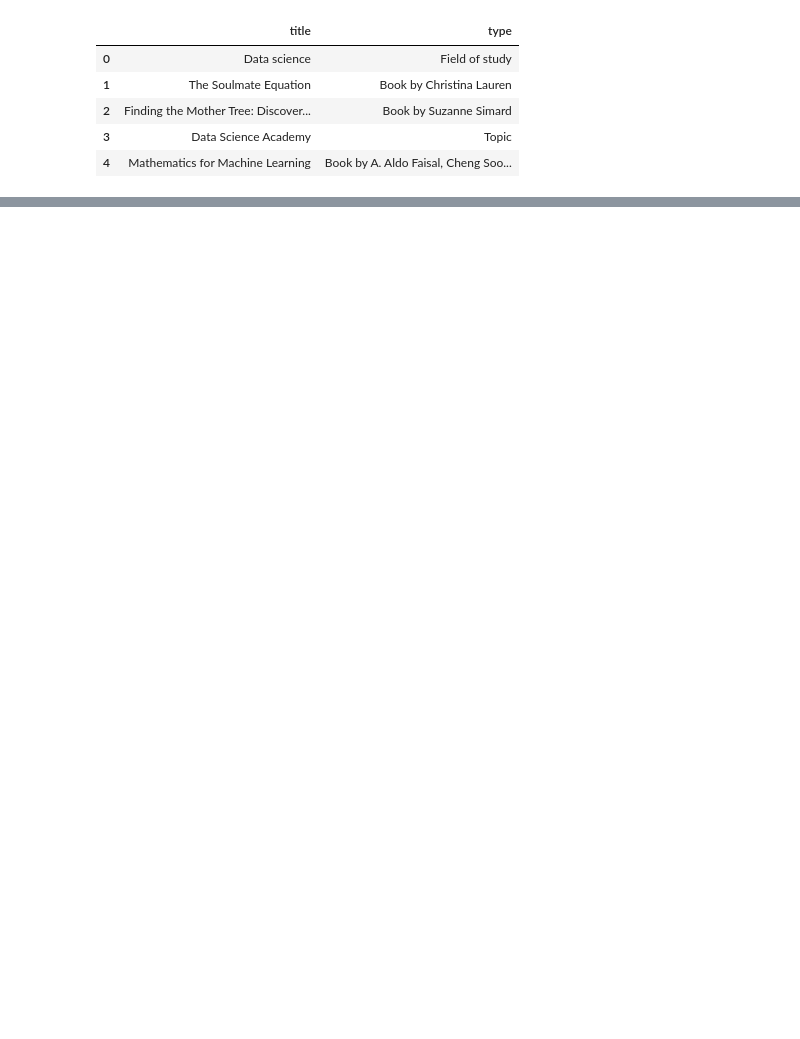
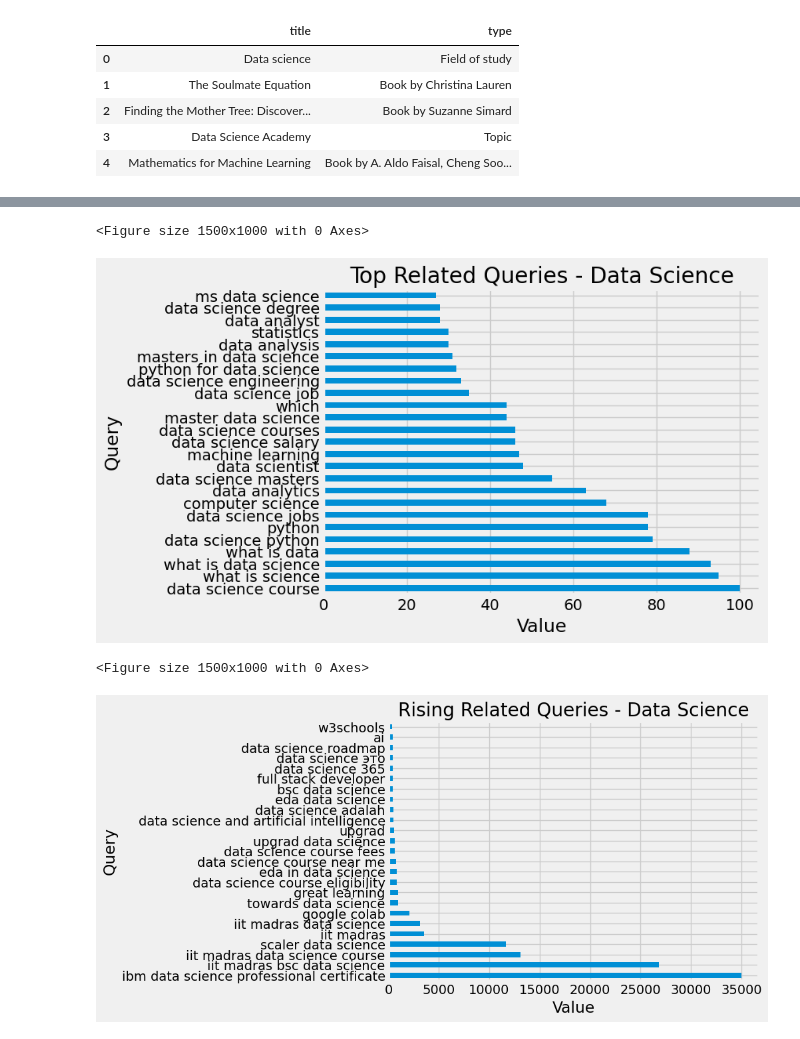
Before and after one commit to assr-droid/keyword-analysis-Python, a Jupyter notebook: gtrends_pytrends.ipynb, the cells around one changed output, grey strips where cells are left out. Cells and saved outputs as stored; diff of their text form; code cells hidden in the pictures; blank space fills up the shorter version.

```diff
--- a/gtrends_pytrends.ipynb
+++ b/gtrends_pytrends.ipynb
@@ -181,0 +203,21 @@ df.drop(columns= 'mid')
+# %%
+# Visualize top queries
+plt.figure(figsize=(15, 10))
+top_queries_df.plot(x='query', y='value', kind='barh', legend=False)
+plt.title("Top Related Queries - Data Science")
+plt.xlabel("Value")
+plt.ylabel("Query")
+plt.show()
+
+# Visualize rising queries
+plt.figure(figsize=(15, 10))
+rising_queries_df.plot(x='query', y='value', kind='barh', legend=False)
+plt.title("Rising Related Queries - Data Science")
+plt.xlabel("Value")
+plt.ylabel("Query")
+plt.show()
+# %% [output]
+<Figure size 1500x1000 with 0 Axes>
+[figure, added]
+<Figure size 1500x1000 with 0 Axes>
+[figure, added]
```
Also changed, not shown: parts of 7 cells of this notebook.
